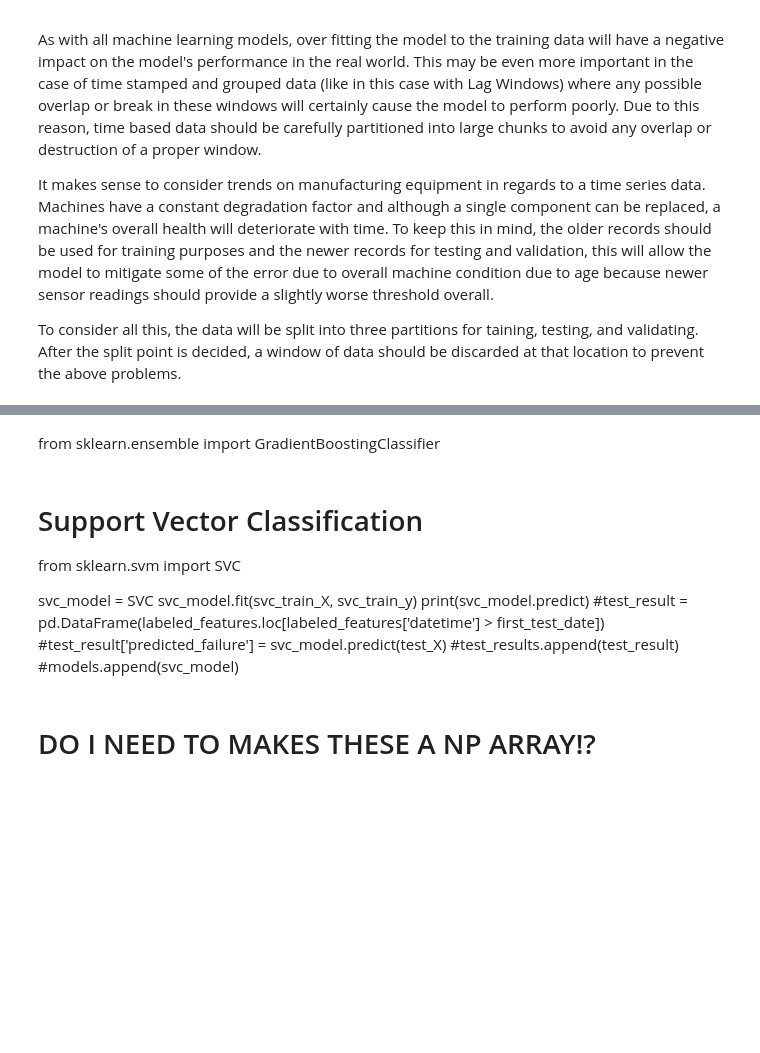
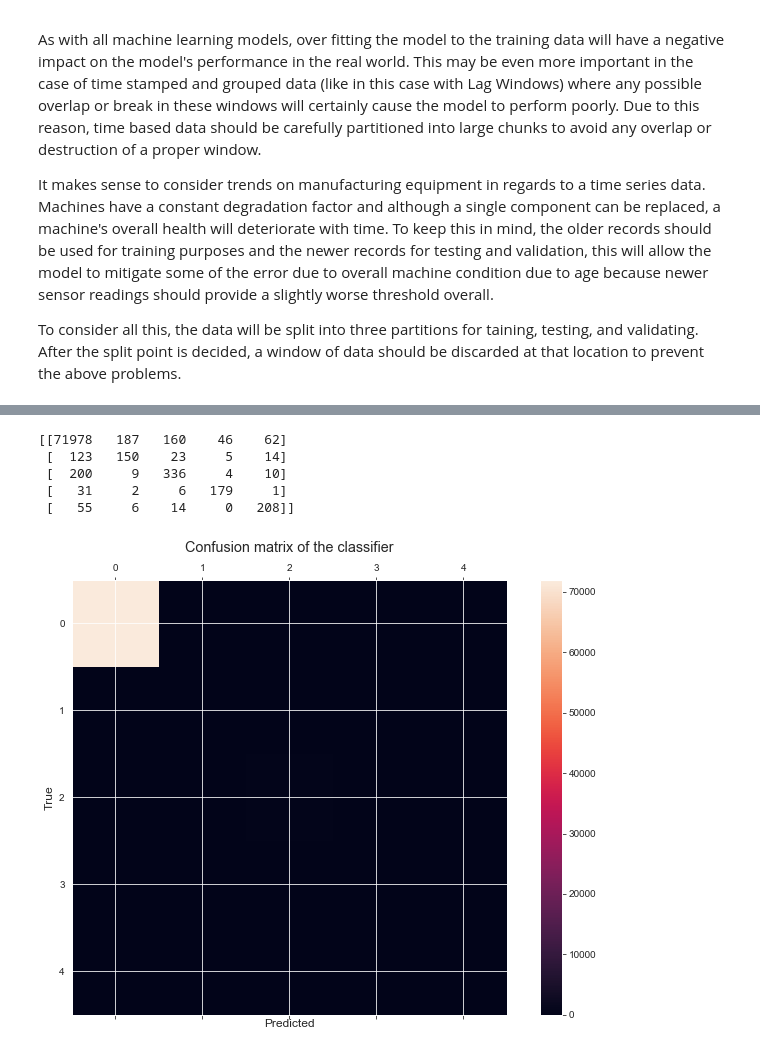
Before and after one commit to 55thSwiss/Kaggle, a Jupyter notebook: MPred/MPred_v3.ipynb, the cells around one changed output, grey strips where cells are left out. Drawn from its saved outputs; the diff is of its cells as text; code cells hidden in the pictures; blank space fills up the shorter version.

```diff
--- a/MPred/MPred_v3.ipynb
+++ b/MPred/MPred_v3.ipynb
@@ -744,8 +744,11 @@ labeled_features = final_features.merge(failureData, on = ['datetime', 'machineI
 # backfill the failure column with the last known failed component for a twenty four hour period
     # limit = 7 : ((24 hours / 3 hour lag window) - 1 for the last know component variable)
 labeled_features = labeled_features.fillna(method = 'bfill', limit = 7)
-# fill all other failure columns not containing a component variable with 'none'
-labeled_features = labeled_features.fillna('none')
+# fill all other failure columns not containing a component variable with '0'
+labeled_features = labeled_features.fillna(0)
+# change the 'failure' and 'model' feature back to categorical. They were, do not see why this changed??
+labeled_features[['failure', 'model']] = labeled_features[['failure', 'model']].astype('category')
+labeled_features['failure'] = labeled_features['failure'].astype(int)
 # check
 labeled_features.head()
 # %% [output]
@@ -816,14 +825,29 @@ threshold_dates = [[pd.to_datetime('2015-07-31 01:00:00'), pd.to_datetime('2015-
 for last_train_date, first_test_date in threshold_dates:
     # split out training and test data
     train_y = labeled_features.loc[labeled_features['datetime'] < last_train_date, 'failure']
+    test_y = labeled_features.loc[labeled_features['datetime'] > first_test_date, 'failure']
     train_X = labeled_features.loc[labeled_features['datetime'] < last_train_date].drop(['datetime', 'machineID', 'failure'], 1)
     test_X = labeled_features.loc[labeled_features['datetime'] > first_test_date].drop(['datetime', 'machineID', 'failure'], 1)
 
 from sklearn.tree import DecisionTreeClassifier
+from sklearn.metrics import accuracy_score
+from sklearn.metrics import jaccard_similarity_score
+from sklearn.metrics import confusion_matrix
+from sklearn.metrics import classification_report
 
-dtc = DecisionTreeClassifier(random_state=0)
+dtc = DecisionTreeClassifier(random_state = 1)
+yhat = dtc.fit(train_X, train_y).predict(test_X)
+acc = accuracy_score(test_y, yhat)
+jacc_norm = jaccard_similarity_score(test_y, yhat)
+jacc = jaccard_similarity_score(test_y, yhat, normalize=False)
+class_report = classification_report(test_y, yhat)
 
-dtc.fit(train_X, train_y)
-
-#dtc.predict(test_X)
+print('Accuracy_Score:')
+print(acc)
+print('-' * 15)
+print('Normalized Jaccard Index:')
+print(jacc_norm)
+print('-' * 15)
+print('Classification Report:')
+print(class_report)
 # %% [output]
@@ -886,16 +872,21 @@ for last_train_date, first_test_date in threshold_dates:
-# %% [markdown]
-from sklearn.ensemble import GradientBoostingClassifier
-# %% [markdown]
-# Support Vector Classification
-
-from sklearn.svm import SVC
-
-svc_model = SVC
-svc_model.fit(svc_train_X, svc_train_y)
-print(svc_model.predict)
-#test_result = pd.DataFrame(labeled_features.loc[labeled_features['datetime'] > first_test_date])
-#test_result['predicted_failure'] = svc_model.predict(test_X)
-#test_results.append(test_result)
-#models.append(svc_model)
-# %% [markdown]
-# DO I NEED TO MAKES THESE A NP ARRAY!?
+# %%
+labels = [0, 1, 2, 3, 4, ]
+cm = confusion_matrix(test_y, yhat, labels)
+print(cm)
+fig = plt.figure()
+ax = fig.add_subplot(111)
+cax = ax.matshow(cm)
+plt.title('Confusion matrix of the classifier')
+fig.colorbar(cax)
+ax.set_xticklabels([''] + labels)
+ax.set_yticklabels([''] + labels)
+plt.xlabel('Predicted')
+plt.ylabel('True')
+plt.show()
+# %% [output]
+[[71978   187   160    46    62]
+ [  123   150    23     5    14]
+ [  200     9   336     4    10]
+ [   31     2     6   179     1]
+ [   55     6    14     0   208]]
+[figure, added]
```
Also changed, not shown: parts of 15 cells of this notebook.
